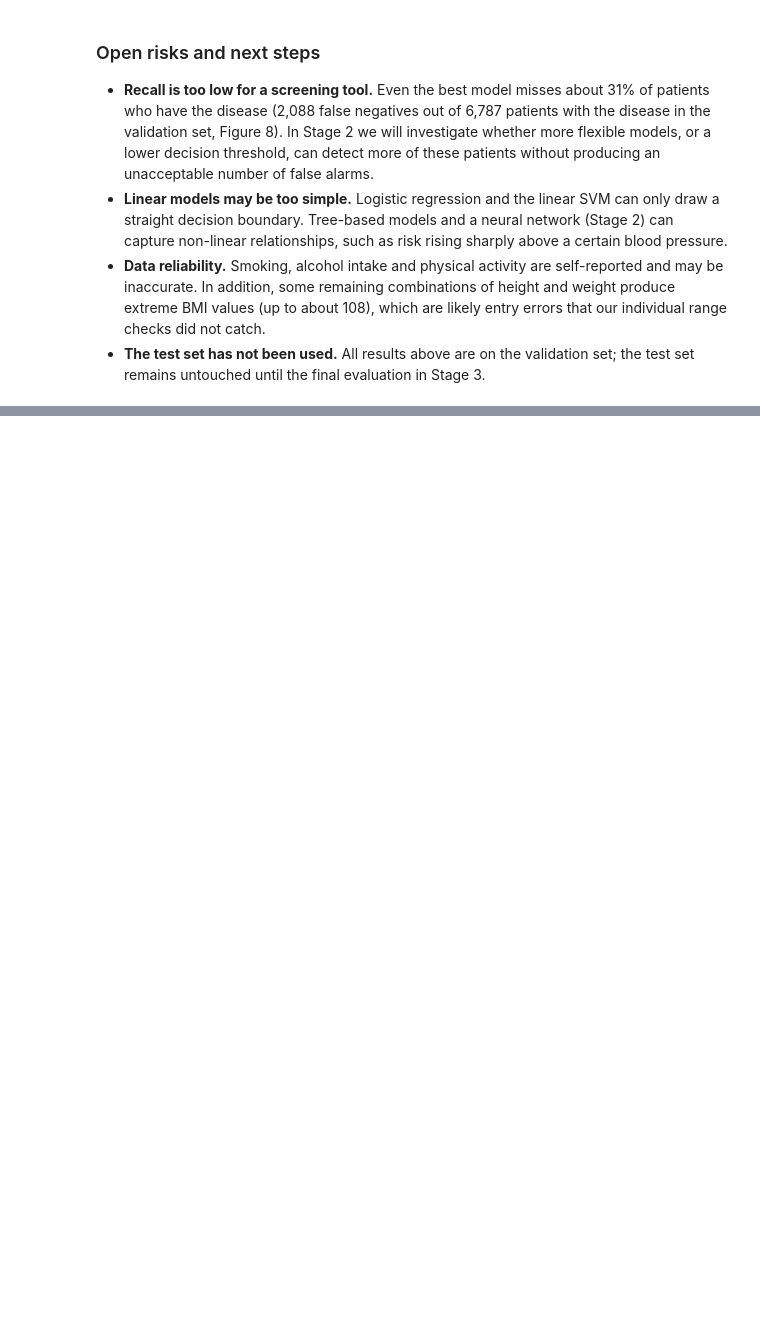
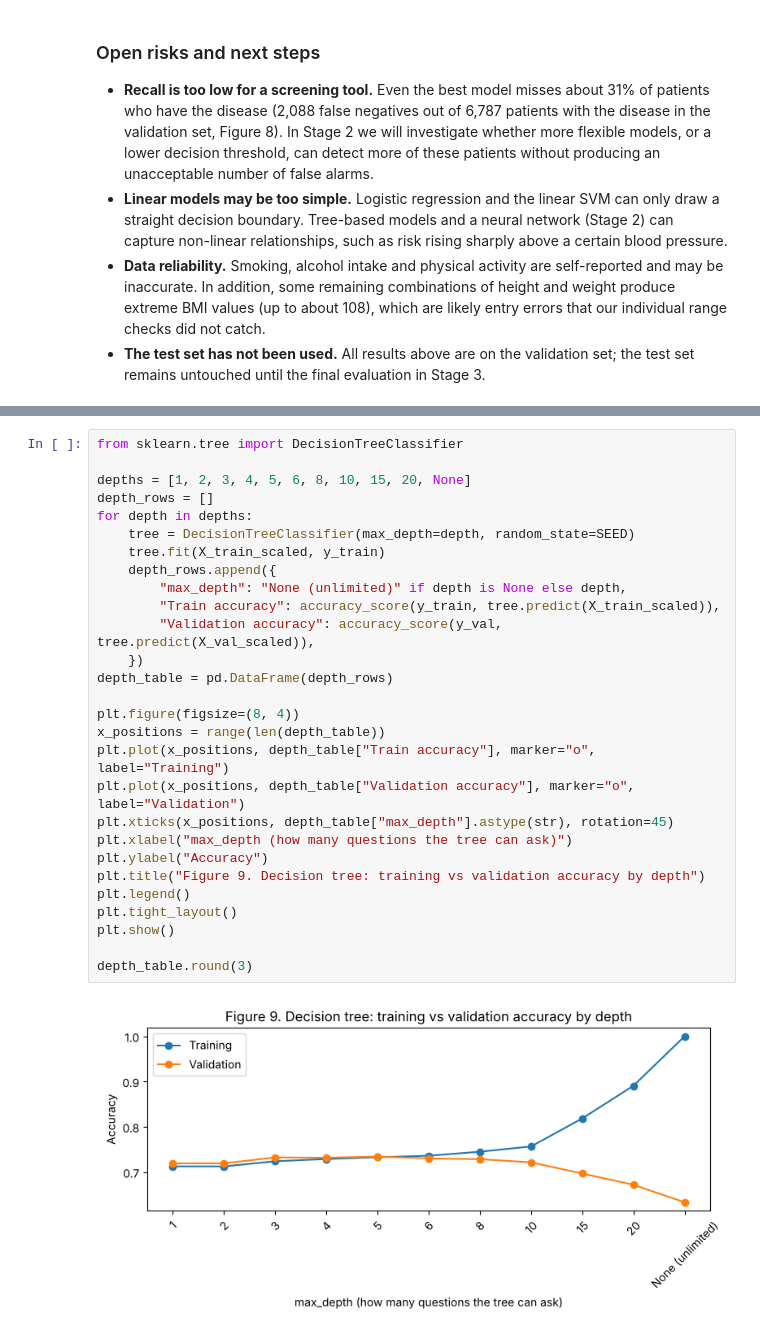
Before and after one commit to Kristina-Kojic/3000-AISE, a Jupyter notebook: DS3000_Project_Group01.ipynb, the cells around one changed output, grey strips where cells are left out. Drawn from its saved outputs; the diff is of its cells as text; blank space fills up the shorter version.

Commit message:
Stage 2 notebook: trees, MLP, HPO and final model

```diff
--- a/DS3000_Project_Group01.ipynb
+++ b/DS3000_Project_Group01.ipynb
@@ -964,0 +1011,30 @@ EDA findings in Section 3.5.
+# %%
+from sklearn.tree import DecisionTreeClassifier
+
+depths = [1, 2, 3, 4, 5, 6, 8, 10, 15, 20, None]
+depth_rows = []
+for depth in depths:
+    tree = DecisionTreeClassifier(max_depth=depth, random_state=SEED)
+    tree.fit(X_train_scaled, y_train)
+    depth_rows.append({
+        "max_depth": "None (unlimited)" if depth is None else depth,
+        "Train accuracy": accuracy_score(y_train, tree.predict(X_train_scaled)),
+        "Validation accuracy": accuracy_score(y_val, tree.predict(X_val_scaled)),
+    })
+depth_table = pd.DataFrame(depth_rows)
+
+plt.figure(figsize=(8, 4))
+x_positions = range(len(depth_table))
+plt.plot(x_positions, depth_table["Train accuracy"], marker="o", label="Training")
+plt.plot(x_positions, depth_table["Validation accuracy"], marker="o", label="Validation")
+plt.xticks(x_positions, depth_table["max_depth"].astype(str), rotation=45)
+plt.xlabel("max_depth (how many questions the tree can ask)")
+plt.ylabel("Accuracy")
+plt.title("Figure 9. Decision tree: training vs validation accuracy by depth")
+plt.legend()
+plt.tight_layout()
+plt.show()
+
+depth_table.round(3)
+# %% [output]
+[figure, added]
```
Also changed, not shown: parts of 36 cells of this notebook.
